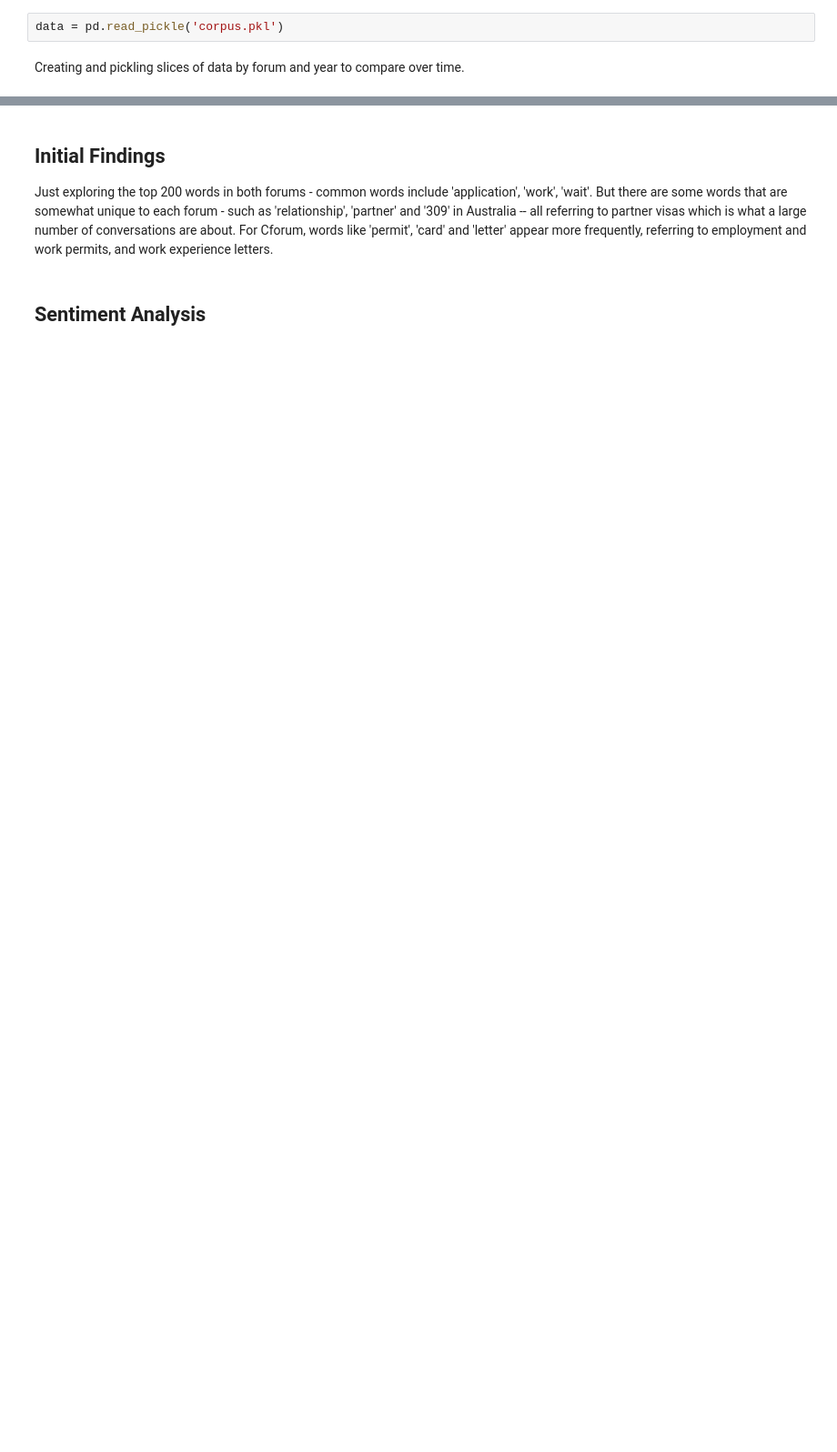
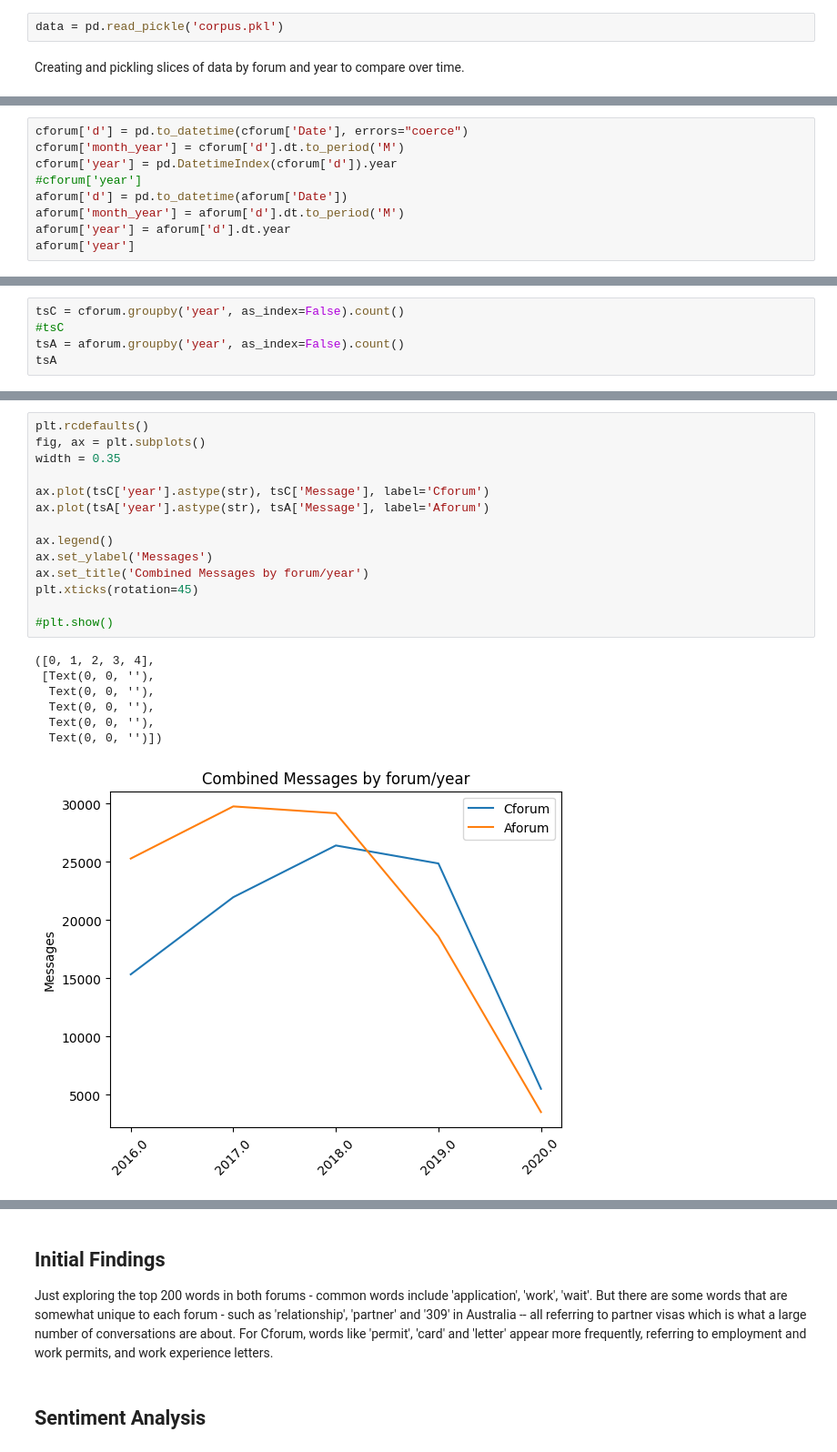
Before and after one commit to mkkhanzadi/AFdataanalysis, a Jupyter notebook: ComparativeDataAnalysis/Comparative 2.ipynb, the cells around one changed output, grey strips where cells are left out. Shown at 91% size. Drawn from its saved outputs; the diff is of its cells as text; blank space fills up the shorter version.

```diff
--- a/ComparativeDataAnalysis/Comparative 2.ipynb
+++ b/ComparativeDataAnalysis/Comparative 2.ipynb
@@ -487,0 +253,9 @@ dtype: int64
+# %%
+cforum['d'] = pd.to_datetime(cforum['Date'], errors="coerce")
+cforum['month_year'] = cforum['d'].dt.to_period('M')
+cforum['year'] = pd.DatetimeIndex(cforum['d']).year
+#cforum['year']
+aforum['d'] = pd.to_datetime(aforum['Date'])
+aforum['month_year'] = aforum['d'].dt.to_period('M')
+aforum['year'] = aforum['d'].dt.year
+aforum['year']
@@ -487,0 +275,5 @@ dtype: int64
+# %%
+tsC = cforum.groupby('year', as_index=False).count()
+#tsC
+tsA = aforum.groupby('year', as_index=False).count()
+tsA
@@ -487,0 +287,22 @@ dtype: int64
+# %%
+plt.rcdefaults()
+fig, ax = plt.subplots()
+width = 0.35
+
+ax.plot(tsC['year'].astype(str), tsC['Message'], label='Cforum')
+ax.plot(tsA['year'].astype(str), tsA['Message'], label='Aforum')
+
+ax.legend()
+ax.set_ylabel('Messages')
+ax.set_title('Combined Messages by forum/year')
+plt.xticks(rotation=45)
+
+#plt.show()
+# %% [output]
+([0, 1, 2, 3, 4],
+ [Text(0, 0, ''),
+  Text(0, 0, ''),
+  Text(0, 0, ''),
+  Text(0, 0, ''),
+  Text(0, 0, '')])
+[figure, added]
```
Also changed, not shown: parts of 61 cells of this notebook.
